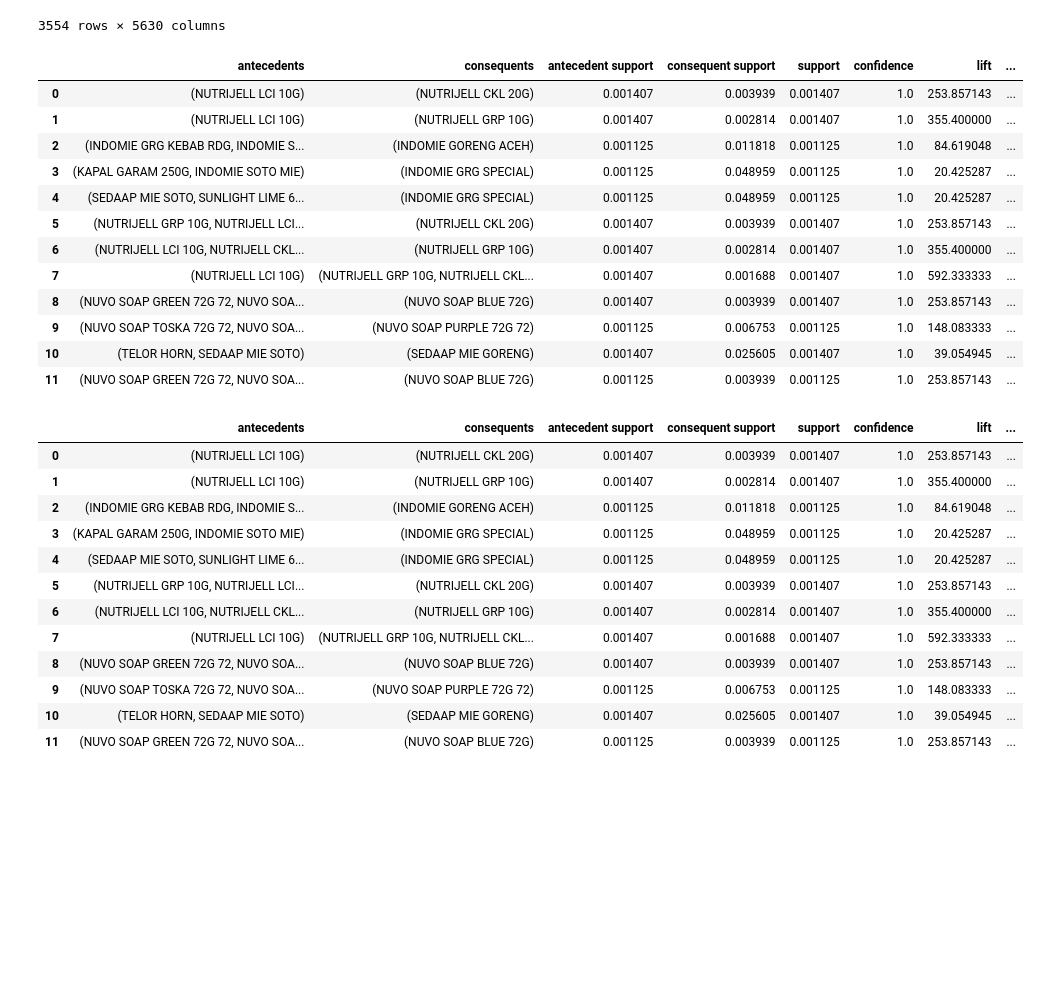
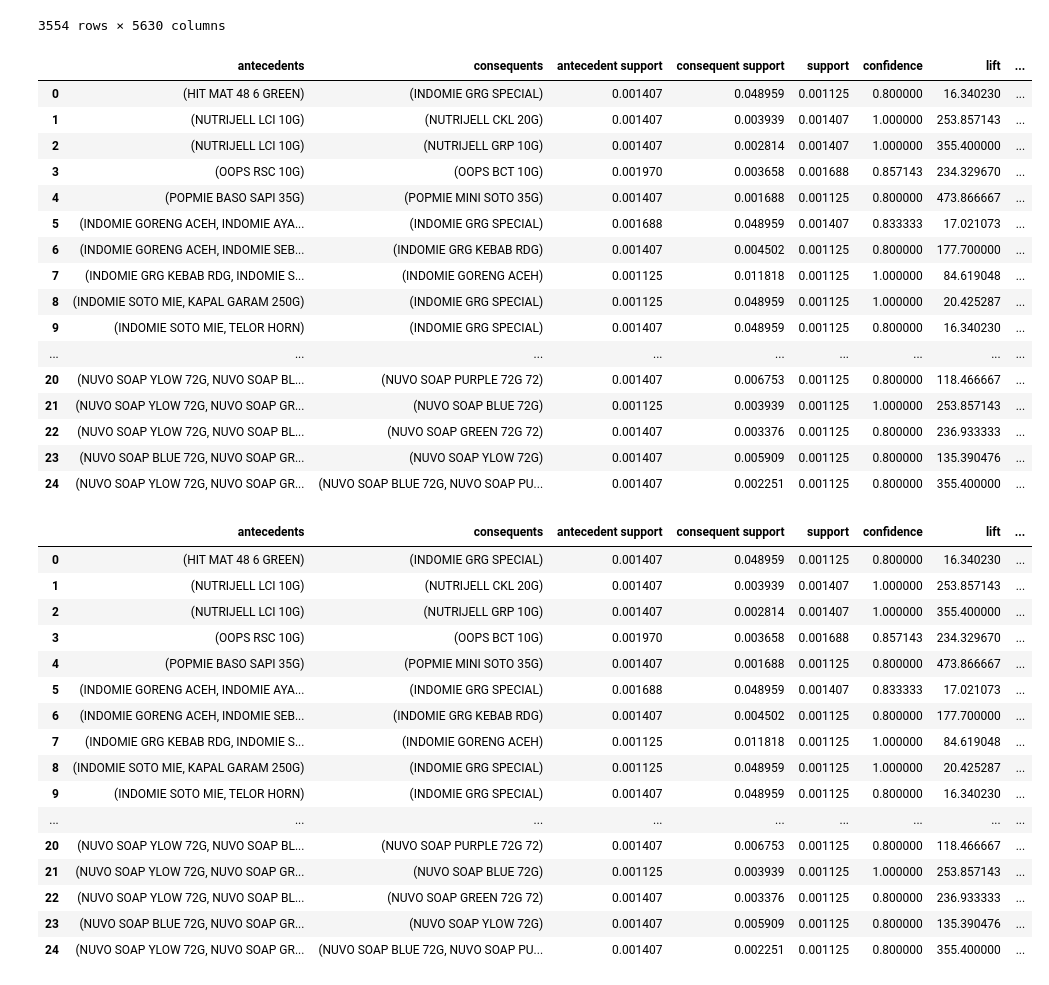
Before and after one commit to nadinealiyah/sakinah-mart, a Jupyter notebook: algoritma_apriori2.ipynb, the cells around one changed output. Cells and saved outputs as stored; diff of their text form; code cells hidden in the pictures; blank space fills up the shorter version.

```diff
--- a/algoritma_apriori2.ipynb
+++ b/algoritma_apriori2.ipynb
@@ -95,24 +95,28 @@ basket_sets
 # %%
 #Apriori
 frequent_itemsets = apriori(basket_sets, min_support=0.001, use_colnames=True, low_memory=True)
 
 #Associaton rules-using lift
-rules = association_rules(frequent_itemsets, num_itemsets=len(frequent_itemsets),  min_threshold=1)
+rules = association_rules(frequent_itemsets, num_itemsets=len(frequent_itemsets))
 rules
 # %% [output]
 |  | antecedents | consequents | antecedent support | consequent support | support | confidence | lift | ... |
-| 0 | (NUTRIJELL LCI 10G) | (NUTRIJELL CKL 20G) | 0.001407 | 0.003939 | 0.001407 | 1.0 | 253.857143 | ... |
-| 1 | (NUTRIJELL LCI 10G) | (NUTRIJELL GRP 10G) | 0.001407 | 0.002814 | 0.001407 | 1.0 | 355.400000 | ... |
-| 2 | (INDOMIE GRG KEBAB RDG, INDOMIE S... | (INDOMIE GORENG ACEH) | 0.001125 | 0.011818 | 0.001125 | 1.0 | 84.619048 | ... |
-| 3 | (KAPAL GARAM 250G, INDOMIE SOTO MIE) | (INDOMIE GRG SPECIAL) | 0.001125 | 0.048959 | 0.001125 | 1.0 | 20.425287 | ... |
-| 4 | (SEDAAP MIE SOTO, SUNLIGHT LIME 6... | (INDOMIE GRG SPECIAL) | 0.001125 | 0.048959 | 0.001125 | 1.0 | 20.425287 | ... |
-| 5 | (NUTRIJELL GRP 10G, NUTRIJELL LCI... | (NUTRIJELL CKL 20G) | 0.001407 | 0.003939 | 0.001407 | 1.0 | 253.857143 | ... |
-| 6 | (NUTRIJELL LCI 10G, NUTRIJELL CKL... | (NUTRIJELL GRP 10G) | 0.001407 | 0.002814 | 0.001407 | 1.0 | 355.400000 | ... |
-| 7 | (NUTRIJELL LCI 10G) | (NUTRIJELL GRP 10G, NUTRIJELL CKL... | 0.001407 | 0.001688 | 0.001407 | 1.0 | 592.333333 | ... |
-| 8 | (NUVO SOAP GREEN 72G 72, NUVO SOA... | (NUVO SOAP BLUE 72G) | 0.001407 | 0.003939 | 0.001407 | 1.0 | 253.857143 | ... |
-| 9 | (NUVO SOAP TOSKA 72G 72, NUVO SOA... | (NUVO SOAP PURPLE 72G 72) | 0.001125 | 0.006753 | 0.001125 | 1.0 | 148.083333 | ... |
-| 10 | (TELOR HORN, SEDAAP MIE SOTO) | (SEDAAP MIE GORENG) | 0.001407 | 0.025605 | 0.001407 | 1.0 | 39.054945 | ... |
-| 11 | (NUVO SOAP GREEN 72G 72, NUVO SOA... | (NUVO SOAP BLUE 72G) | 0.001125 | 0.003939 | 0.001125 | 1.0 | 253.857143 | ... |
+| 0 | (HIT MAT 48 6 GREEN) | (INDOMIE GRG SPECIAL) | 0.001407 | 0.048959 | 0.001125 | 0.800000 | 16.340230 | ... |
+| 1 | (NUTRIJELL LCI 10G) | (NUTRIJELL CKL 20G) | 0.001407 | 0.003939 | 0.001407 | 1.000000 | 253.857143 | ... |
+| 2 | (NUTRIJELL LCI 10G) | (NUTRIJELL GRP 10G) | 0.001407 | 0.002814 | 0.001407 | 1.000000 | 355.400000 | ... |
+| 3 | (OOPS RSC 10G) | (OOPS BCT 10G) | 0.001970 | 0.003658 | 0.001688 | 0.857143 | 234.329670 | ... |
+| 4 | (POPMIE BASO SAPI 35G) | (POPMIE MINI SOTO 35G) | 0.001407 | 0.001688 | 0.001125 | 0.800000 | 473.866667 | ... |
+| 5 | (INDOMIE GORENG ACEH, INDOMIE AYA... | (INDOMIE GRG SPECIAL) | 0.001688 | 0.048959 | 0.001407 | 0.833333 | 17.021073 | ... |
+| 6 | (INDOMIE GORENG ACEH, INDOMIE SEB... | (INDOMIE GRG KEBAB RDG) | 0.001407 | 0.004502 | 0.001125 | 0.800000 | 177.700000 | ... |
+| 7 | (INDOMIE GRG KEBAB RDG, INDOMIE S... | (INDOMIE GORENG ACEH) | 0.001125 | 0.011818 | 0.001125 | 1.000000 | 84.619048 | ... |
+| 8 | (INDOMIE SOTO MIE, KAPAL GARAM 250G) | (INDOMIE GRG SPECIAL) | 0.001125 | 0.048959 | 0.001125 | 1.000000 | 20.425287 | ... |
+| 9 | (INDOMIE SOTO MIE, TELOR HORN) | (INDOMIE GRG SPECIAL) | 0.001407 | 0.048959 | 0.001125 | 0.800000 | 16.340230 | ... |
+| ... | ... | ... | ... | ... | ... | ... | ... | ... |
+| 20 | (NUVO SOAP YLOW 72G, NUVO SOAP BL... | (NUVO SOAP PURPLE 72G 72) | 0.001407 | 0.006753 | 0.001125 | 0.800000 | 118.466667 | ... |
+| 21 | (NUVO SOAP YLOW 72G, NUVO SOAP GR... | (NUVO SOAP BLUE 72G) | 0.001125 | 0.003939 | 0.001125 | 1.000000 | 253.857143 | ... |
+| 22 | (NUVO SOAP YLOW 72G, NUVO SOAP BL... | (NUVO SOAP GREEN 72G 72) | 0.001407 | 0.003376 | 0.001125 | 0.800000 | 236.933333 | ... |
+| 23 | (NUVO SOAP BLUE 72G, NUVO SOAP GR... | (NUVO SOAP YLOW 72G) | 0.001407 | 0.005909 | 0.001125 | 0.800000 | 135.390476 | ... |
+| 24 | (NUVO SOAP YLOW 72G, NUVO SOAP GR... | (NUVO SOAP BLUE 72G, NUVO SOAP PU... | 0.001407 | 0.002251 | 0.001125 | 0.800000 | 355.400000 | ... |
 # %%
 #Customizable function to change the lift and confidence
 def rules_mod(lift,confidence):
@@ -125,18 +129,22 @@ def rules_mod(lift,confidence):
 rules_mod(1, 0.5)
 # %% [output]
 |  | antecedents | consequents | antecedent support | consequent support | support | confidence | lift | ... |
-| 0 | (NUTRIJELL LCI 10G) | (NUTRIJELL CKL 20G) | 0.001407 | 0.003939 | 0.001407 | 1.0 | 253.857143 | ... |
-| 1 | (NUTRIJELL LCI 10G) | (NUTRIJELL GRP 10G) | 0.001407 | 0.002814 | 0.001407 | 1.0 | 355.400000 | ... |
-| 2 | (INDOMIE GRG KEBAB RDG, INDOMIE S... | (INDOMIE GORENG ACEH) | 0.001125 | 0.011818 | 0.001125 | 1.0 | 84.619048 | ... |
-| 3 | (KAPAL GARAM 250G, INDOMIE SOTO MIE) | (INDOMIE GRG SPECIAL) | 0.001125 | 0.048959 | 0.001125 | 1.0 | 20.425287 | ... |
-| 4 | (SEDAAP MIE SOTO, SUNLIGHT LIME 6... | (INDOMIE GRG SPECIAL) | 0.001125 | 0.048959 | 0.001125 | 1.0 | 20.425287 | ... |
-| 5 | (NUTRIJELL GRP 10G, NUTRIJELL LCI... | (NUTRIJELL CKL 20G) | 0.001407 | 0.003939 | 0.001407 | 1.0 | 253.857143 | ... |
-| 6 | (NUTRIJELL LCI 10G, NUTRIJELL CKL... | (NUTRIJELL GRP 10G) | 0.001407 | 0.002814 | 0.001407 | 1.0 | 355.400000 | ... |
-| 7 | (NUTRIJELL LCI 10G) | (NUTRIJELL GRP 10G, NUTRIJELL CKL... | 0.001407 | 0.001688 | 0.001407 | 1.0 | 592.333333 | ... |
-| 8 | (NUVO SOAP GREEN 72G 72, NUVO SOA... | (NUVO SOAP BLUE 72G) | 0.001407 | 0.003939 | 0.001407 | 1.0 | 253.857143 | ... |
-| 9 | (NUVO SOAP TOSKA 72G 72, NUVO SOA... | (NUVO SOAP PURPLE 72G 72) | 0.001125 | 0.006753 | 0.001125 | 1.0 | 148.083333 | ... |
-| 10 | (TELOR HORN, SEDAAP MIE SOTO) | (SEDAAP MIE GORENG) | 0.001407 | 0.025605 | 0.001407 | 1.0 | 39.054945 | ... |
-| 11 | (NUVO SOAP GREEN 72G 72, NUVO SOA... | (NUVO SOAP BLUE 72G) | 0.001125 | 0.003939 | 0.001125 | 1.0 | 253.857143 | ... |
+| 0 | (HIT MAT 48 6 GREEN) | (INDOMIE GRG SPECIAL) | 0.001407 | 0.048959 | 0.001125 | 0.800000 | 16.340230 | ... |
+| 1 | (NUTRIJELL LCI 10G) | (NUTRIJELL CKL 20G) | 0.001407 | 0.003939 | 0.001407 | 1.000000 | 253.857143 | ... |
+| 2 | (NUTRIJELL LCI 10G) | (NUTRIJELL GRP 10G) | 0.001407 | 0.002814 | 0.001407 | 1.000000 | 355.400000 | ... |
+| 3 | (OOPS RSC 10G) | (OOPS BCT 10G) | 0.001970 | 0.003658 | 0.001688 | 0.857143 | 234.329670 | ... |
+| 4 | (POPMIE BASO SAPI 35G) | (POPMIE MINI SOTO 35G) | 0.001407 | 0.001688 | 0.001125 | 0.800000 | 473.866667 | ... |
+| 5 | (INDOMIE GORENG ACEH, INDOMIE AYA... | (INDOMIE GRG SPECIAL) | 0.001688 | 0.048959 | 0.001407 | 0.833333 | 17.021073 | ... |
+| 6 | (INDOMIE GORENG ACEH, INDOMIE SEB... | (INDOMIE GRG KEBAB RDG) | 0.001407 | 0.004502 | 0.001125 | 0.800000 | 177.700000 | ... |
+| 7 | (INDOMIE GRG KEBAB RDG, INDOMIE S... | (INDOMIE GORENG ACEH) | 0.001125 | 0.011818 | 0.001125 | 1.000000 | 84.619048 | ... |
+| 8 | (INDOMIE SOTO MIE, KAPAL GARAM 250G) | (INDOMIE GRG SPECIAL) | 0.001125 | 0.048959 | 0.001125 | 1.000000 | 20.425287 | ... |
+| 9 | (INDOMIE SOTO MIE, TELOR HORN) | (INDOMIE GRG SPECIAL) | 0.001407 | 0.048959 | 0.001125 | 0.800000 | 16.340230 | ... |
+| ... | ... | ... | ... | ... | ... | ... | ... | ... |
+| 20 | (NUVO SOAP YLOW 72G, NUVO SOAP BL... | (NUVO SOAP PURPLE 72G 72) | 0.001407 | 0.006753 | 0.001125 | 0.800000 | 118.466667 | ... |
+| 21 | (NUVO SOAP YLOW 72G, NUVO SOAP GR... | (NUVO SOAP BLUE 72G) | 0.001125 | 0.003939 | 0.001125 | 1.000000 | 253.857143 | ... |
+| 22 | (NUVO SOAP YLOW 72G, NUVO SOAP BL... | (NUVO SOAP GREEN 72G 72) | 0.001407 | 0.003376 | 0.001125 | 0.800000 | 236.933333 | ... |
+| 23 | (NUVO SOAP BLUE 72G, NUVO SOAP GR... | (NUVO SOAP YLOW 72G) | 0.001407 | 0.005909 | 0.001125 | 0.800000 | 135.390476 | ... |
+| 24 | (NUVO SOAP YLOW 72G, NUVO SOAP GR... | (NUVO SOAP BLUE 72G, NUVO SOAP PU... | 0.001407 | 0.002251 | 0.001125 | 0.800000 | 355.400000 | ... |
 # %%
 #Setting up the style
 plt.figure(figsize = (15, 15))
```
Also changed, not shown: parts of 3 cells of this notebook, 2 other files.
